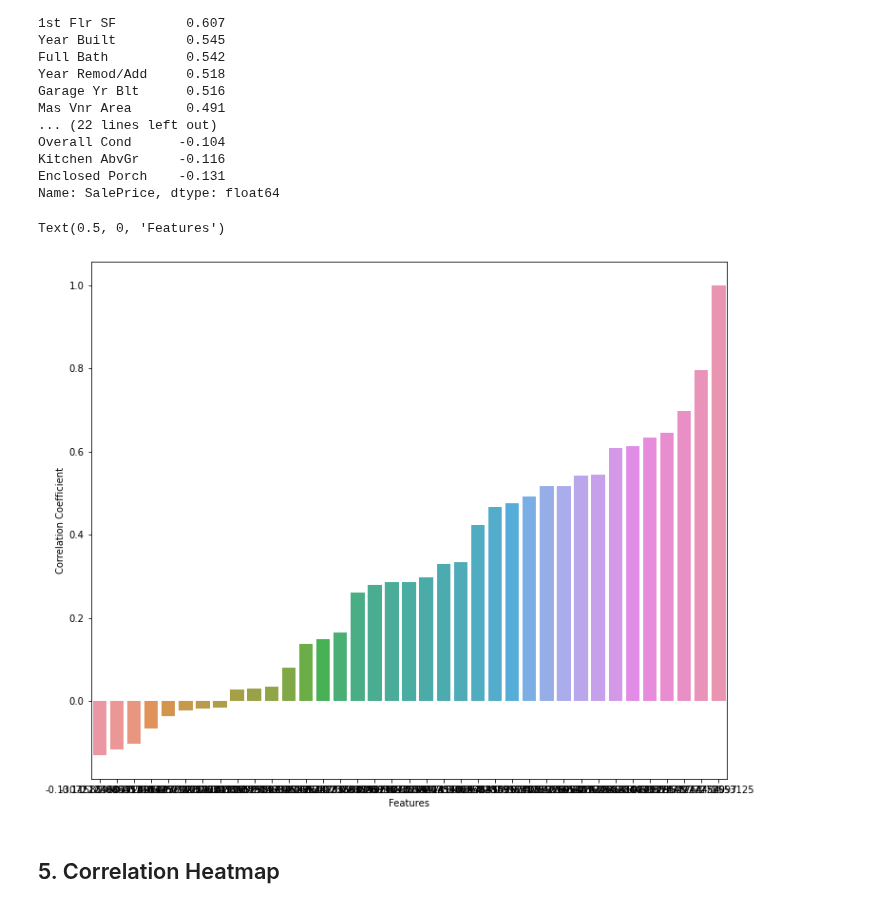
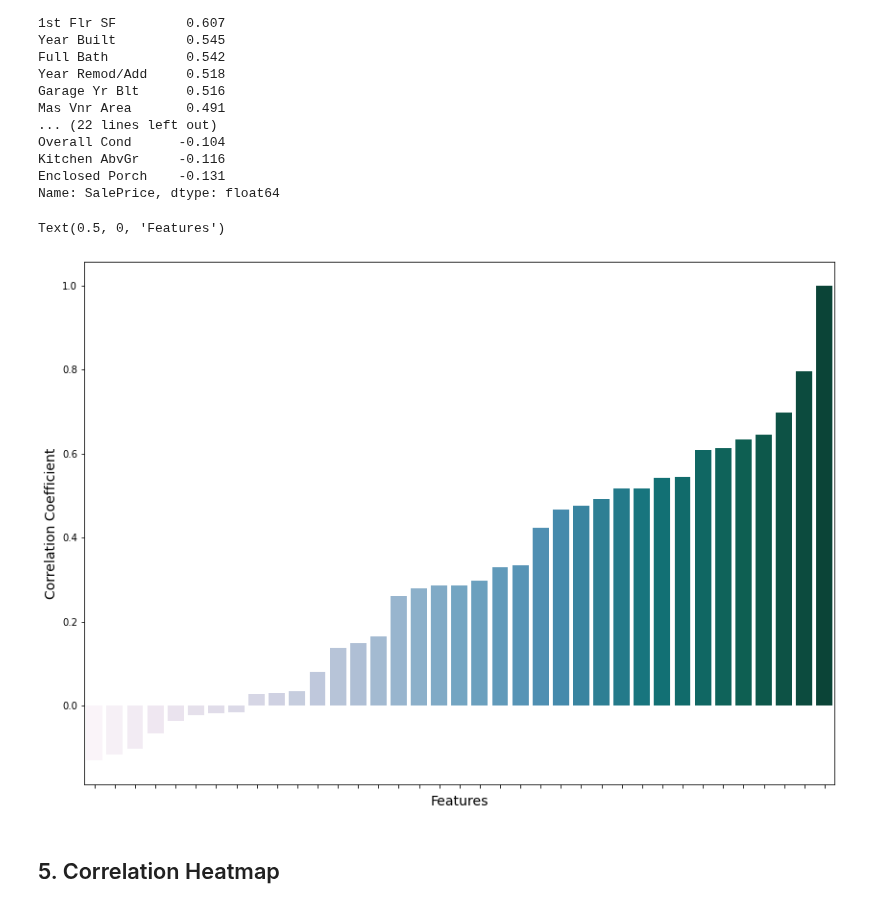
Before and after one commit to harera3/ML_Portfolio, a Jupyter notebook: 14_Ames_Housing_EDA.ipynb, the cells around one changed output. Saved outputs shown, nothing was run; the diff lists cells and outputs as text; code cells hidden in the pictures.

```diff
--- a/14_Ames_Housing_EDA.ipynb
+++ b/14_Ames_Housing_EDA.ipynb
@@ -92,13 +92,15 @@ Name: SalePrice, dtype: float64
 # %%
 import seaborn as sns
 
-plt.figure(figsize=(12,10))
-ax = sns.barplot(x=sorted_corr.index, y=sorted_corr.values, data=sorted_corr)
-plt.ylabel('Correlation Coefficient')
-plt.xlabel('Features')
+plt.figure(figsize=(14,10))
+ax = sns.barplot(x=sorted_corr.index, y=sorted_corr.values,
+                 data=sorted_corr, palette='PuBuGn')
+ax.get_xaxis().set_ticklabels([])
+plt.ylabel('Correlation Coefficient', size=14)
+plt.xlabel('Features', size=14)
 # %% [output]
 Text(0.5, 0, 'Features')
-[figure, old version]
+[figure, new version]
 # %% [markdown]
 ## 5. Correlation Heatmap
 # %%
```
Also changed, not shown: parts of 4 cells of this notebook.
